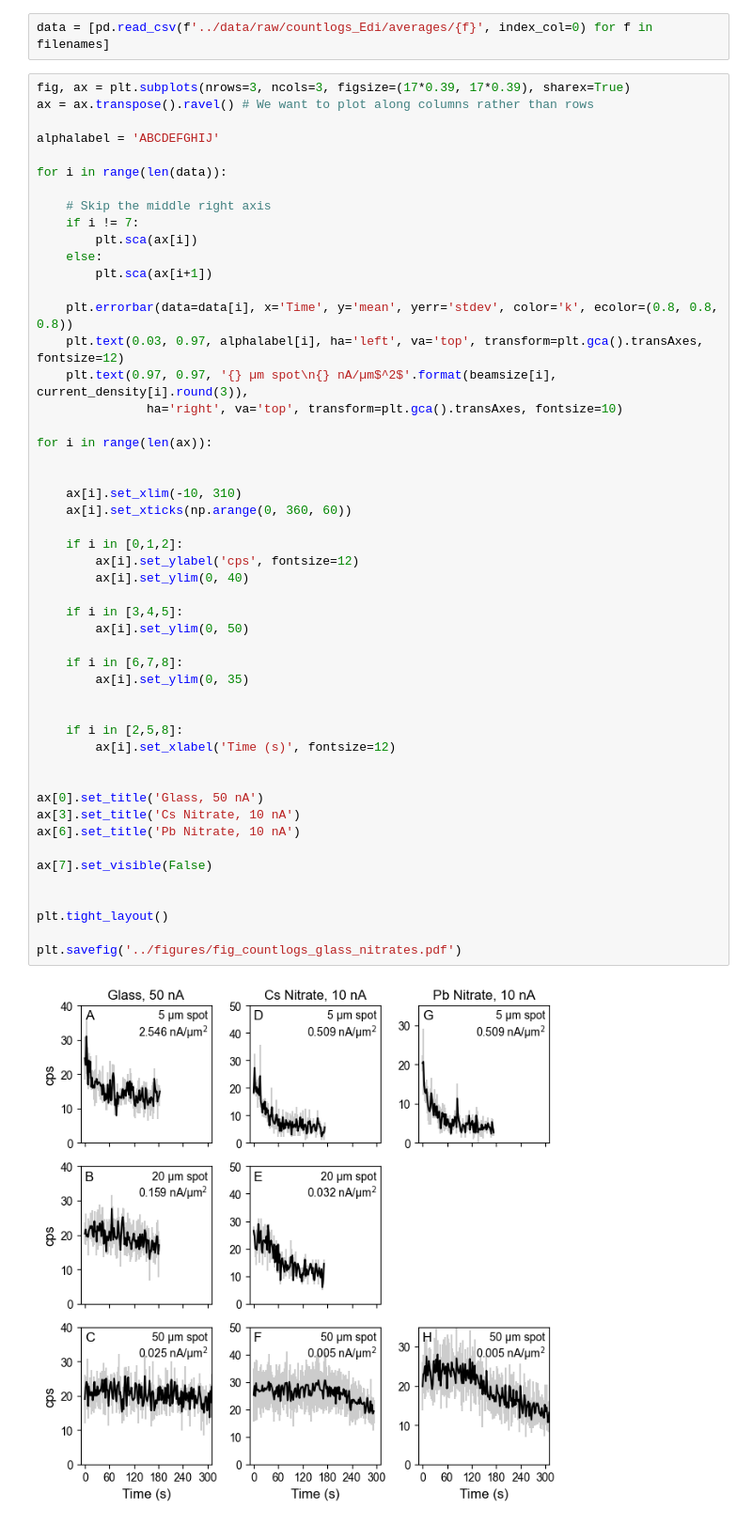
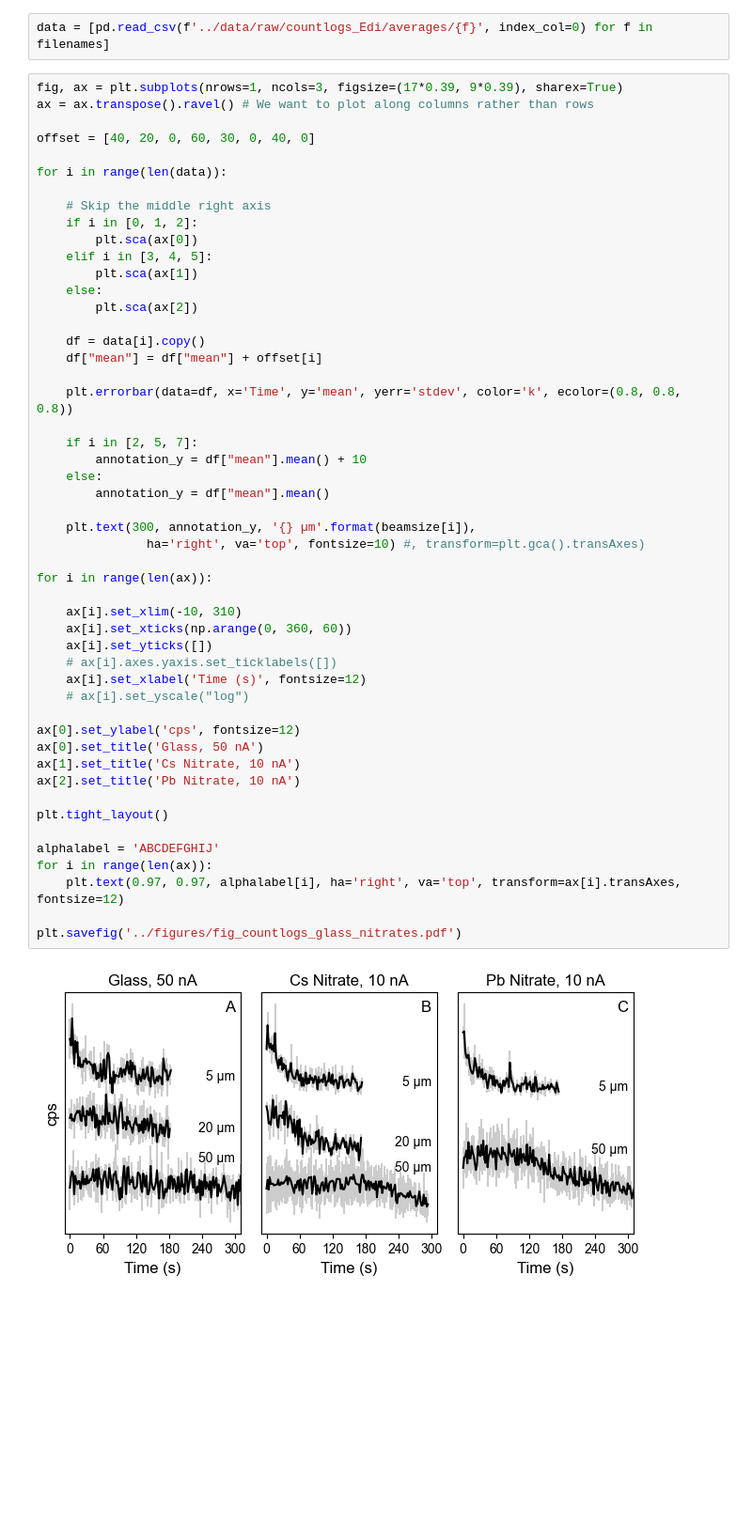
Before and after one commit to eleanor-m/n_epma_analysis, a Jupyter notebook: notebooks/10_count_logs.ipynb, the cells around one changed output. Shown at 94% size. Cells and saved outputs as stored; diff of their text form; blank space fills up the shorter version.

Commit message:
Update Figure 2

```diff
--- a/notebooks/10_count_logs.ipynb
+++ b/notebooks/10_count_logs.ipynb
@@ -219,54 +219,54 @@ current_density = current/spot_area_um
 # %%
 data = [pd.read_csv(f'../data/raw/countlogs_Edi/averages/{f}', index_col=0) for f in filenames]
 # %%
-fig, ax = plt.subplots(nrows=3, ncols=3, figsize=(17*0.39, 17*0.39), sharex=True)
+fig, ax = plt.subplots(nrows=1, ncols=3, figsize=(17*0.39, 9*0.39), sharex=True)
 ax = ax.transpose().ravel() # We want to plot along columns rather than rows
 
-alphalabel = 'ABCDEFGHIJ'
+offset = [40, 20, 0, 60, 30, 0, 40, 0]
 
 for i in range(len(data)):
 
     # Skip the middle right axis
-    if i != 7:
-        plt.sca(ax[i])
+    if i in [0, 1, 2]:
+        plt.sca(ax[0])
+    elif i in [3, 4, 5]:
+        plt.sca(ax[1])
     else:
-        plt.sca(ax[i+1])
+        plt.sca(ax[2])
 
-    plt.errorbar(data=data[i], x='Time', y='mean', yerr='stdev', color='k', ecolor=(0.8, 0.8, 0.8))
-    plt.text(0.03, 0.97, alphalabel[i], ha='left', va='top', transform=plt.gca().transAxes, fontsize=12)
-    plt.text(0.97, 0.97, '{} µm spot\n{} nA/µm$^2$'.format(beamsize[i], current_density[i].round(3)),
-               ha='right', va='top', transform=plt.gca().transAxes, fontsize=10)
+    df = data[i].copy()
+    df["mean"] = df["mean"] + offset[i]
+
+    plt.errorbar(data=df, x='Time', y='mean', yerr='stdev', color='k', ecolor=(0.8, 0.8, 0.8))
+
+    if i in [2, 5, 7]:
+        annotation_y = df["mean"].mean() + 10
+    else:
+        annotation_y = df["mean"].mean()
+
+    plt.text(300, annotation_y, '{} µm'.format(beamsize[i]),
+               ha='right', va='top', fontsize=10) #, transform=plt.gca().transAxes)
 
 for i in range(len(ax)):
 
-
     ax[i].set_xlim(-10, 310)
     ax[i].set_xticks(np.arange(0, 360, 60))
+    ax[i].set_yticks([])
+    # ax[i].axes.yaxis.set_ticklabels([])
+    ax[i].set_xlabel('Time (s)', fontsize=12)
+    # ax[i].set_yscale("log")
 
-    if i in [0,1,2]:
-        ax[i].set_ylabel('cps', fontsize=12)
-        ax[i].set_ylim(0, 40)
-
-    if i in [3,4,5]:
-        ax[i].set_ylim(0, 50)
-
-    if i in [6,7,8]:
-        ax[i].set_ylim(0, 35)
-
-
-    if i in [2,5,8]:
-        ax[i].set_xlabel('Time (s)', fontsize=12)
-
-
+ax[0].set_ylabel('cps', fontsize=12)
 ax[0].set_title('Glass, 50 nA')
-ax[3].set_title('Cs Nitrate, 10 nA')
-ax[6].set_title('Pb Nitrate, 10 nA')
-
-ax[7].set_visible(False)
-
+ax[1].set_title('Cs Nitrate, 10 nA')
+ax[2].set_title('Pb Nitrate, 10 nA')
 
 plt.tight_layout()
 
+alphalabel = 'ABCDEFGHIJ'
+for i in range(len(ax)):
+    plt.text(0.97, 0.97, alphalabel[i], ha='right', va='top', transform=ax[i].transAxes, fontsize=12)
+
 plt.savefig('../figures/fig_countlogs_glass_nitrates.pdf')
 # %% [output]
-[figure, old version]
+[figure, new version]
```
Also changed, not shown: 1 other file.
